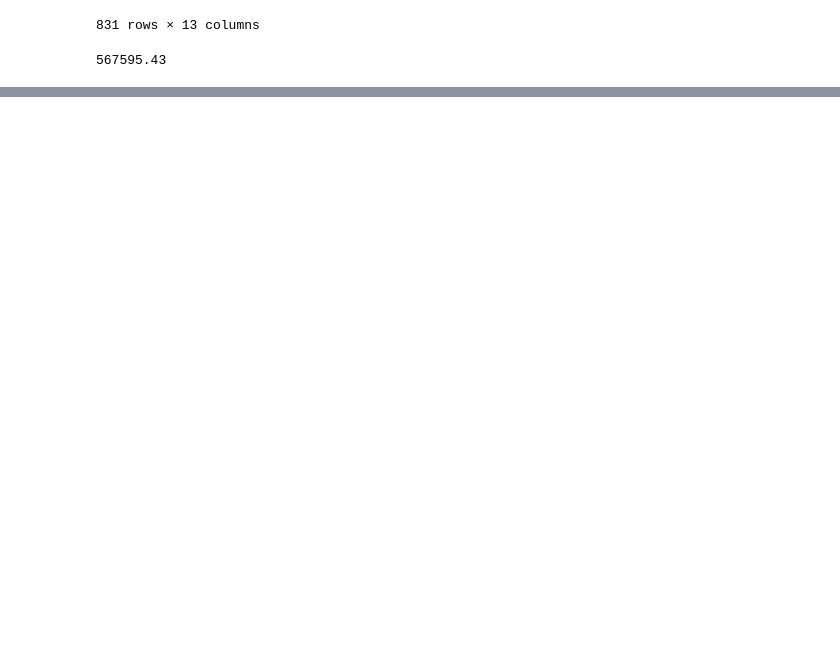
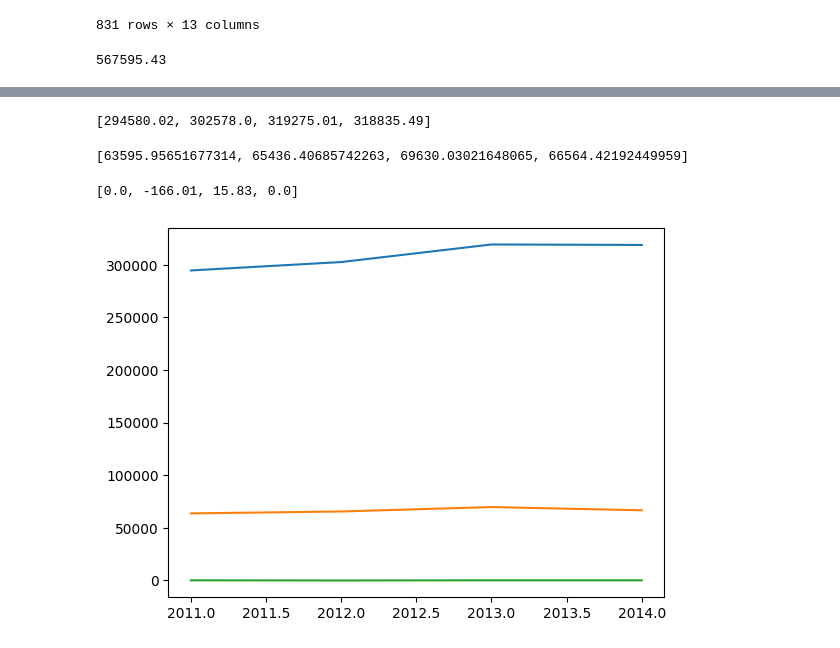
Before and after one commit to drmasii1995/masiii, a Jupyter notebook: msii.ipynb, the cells around one changed output, grey strips where cells are left out. Cells and saved outputs as stored; diff of their text form; code cells hidden in the pictures; blank space fills up the shorter version.

Commit message:
plot

```diff
--- a/msii.ipynb
+++ b/msii.ipynb
@@ -135,3 +135,36 @@ df[df["TotalPayBenefits"]==567595.43]
 # %% [output]
 |  | Id | EmployeeName | JobTitle | BasePay | OvertimePay | OtherPay | Benefits | TotalPay | TotalPayBenefits | ... |
 | 0 | 1 | NATHANIEL FORD | GENERAL MANAGER-METROPOLITAN TRAN... | 167411.18 | 0.0 | 400184.25 | NaN | 567595.43 | 567595.43 | ... |
+# %%
+b = []
+for i in range(2011 , 2015):
+            e = df[df["Year"]==i]["BasePay"].max()
+            b.append(e)
+b
+# %% [output]
+[294580.02, 302578.0, 319275.01, 318835.49]
+# %%
+d = []
+for i in range(2011 , 2015):
+            e = df[df["Year"]==i]["BasePay"].mean()
+            d.append(e)
+d
+# %% [output]
+[63595.95651677314, 65436.40685742263, 69630.03021648065, 66564.42192449959]
+# %%
+r = []
+for i in range(2011 , 2015):
+            e = df[df["Year"]==i]["BasePay"].min()
+            r.append(e)
+r
+# %% [output]
+[0.0, -166.01, 15.83, 0.0]
+# %%
+c = [2011 , 2012 , 2013 , 2014]
+import matplotlib.pyplot as plt
+plt.plot(c , b)
+plt.plot(c , d)
+plt.plot(c , r)
+plt.show()
+# %% [output]
+[figure, added]
```
